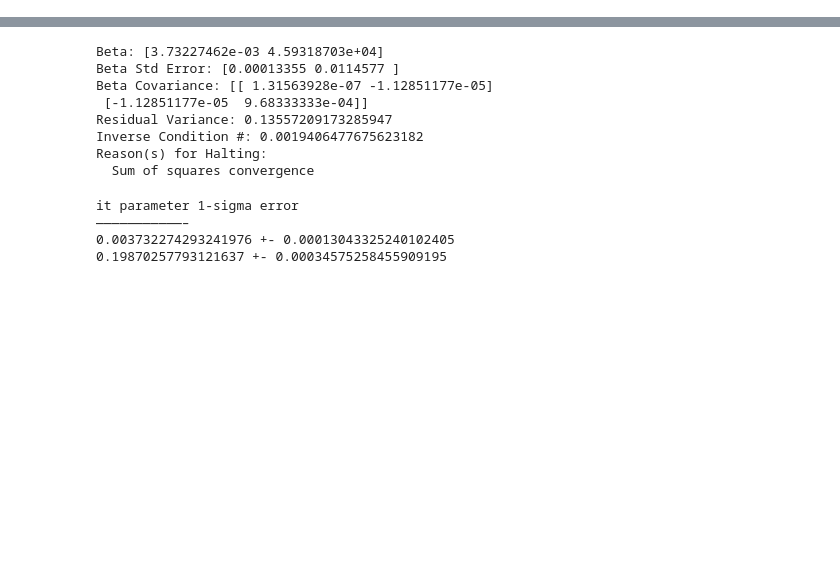
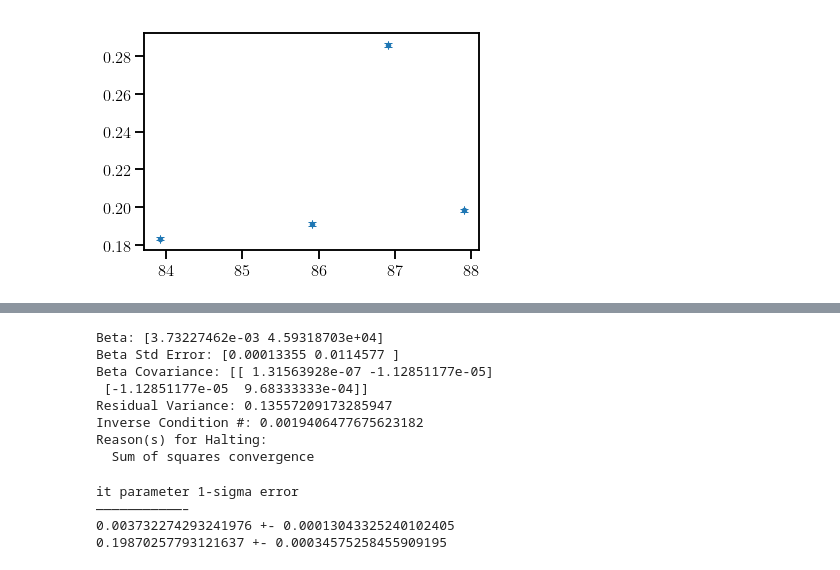
Before and after one commit to rogding/phd_thesis, a Jupyter notebook: chapters/fermion_spectroscopy/calculations/sr_ionization_limits.ipynb, the cells around one changed output, grey strips where cells are left out. Drawn from its saved outputs; the diff is of its cells as text; code cells hidden in the pictures; blank space fills up the shorter version.

```diff
--- a/chapters/fermion_spectroscopy/calculations/sr_ionization_limits.ipynb
+++ b/chapters/fermion_spectroscopy/calculations/sr_ionization_limits.ipynb
@@ -8,0 +30,20 @@ import matplotlib.pyplot as plt
+# %%
+C = 299792458 # Speed of light [m Hz]
+
+AMU = ufloat(1.66053906660, 0.00000000050)*1E-27 # [kg]
+
+I_S_OFFSET = 45932
+MASS_OFFSET = 84
+# %%
+data = {'isotope': [88, 87, 86, 84],
+        'mass'   : [ufloat(87.9056125, 0.0000012),
+                    ufloat(86.9088775, 0.0000012),
+                    ufloat(85.9092606, 0.0000012),
+                    ufloat(83.9134191, 0.0000013)],
+        'I_S'    : [ufloat(45932.1982, 0.0010),
+                    ufloat(45932.2861, 0.0010),
+                    ufloat(45932.1912, 0.0010),
+                    ufloat(45932.1833, 0.0010)]}
+
+data = pd.DataFrame(data)
+data
@@ -8,0 +56,13 @@ import matplotlib.pyplot as plt
+# %%
+plt.figure()
+
+xdata = unumpy.nominal_values(data['mass'])
+xdata_err = unumpy.std_devs(data['mass'])
+ydata = unumpy.nominal_values(data['I_S']) - I_S_OFFSET
+ydata_err = unumpy.std_devs(data['I_S'])
+
+plt.errorbar(xdata, ydata, xerr=xdata_err, yerr=ydata_err, fmt='.', capsize=4)
+
+plt.show()
+# %% [output]
+[figure, added]
```
Also changed, not shown: parts of 12 cells of this notebook, 3 other files.
